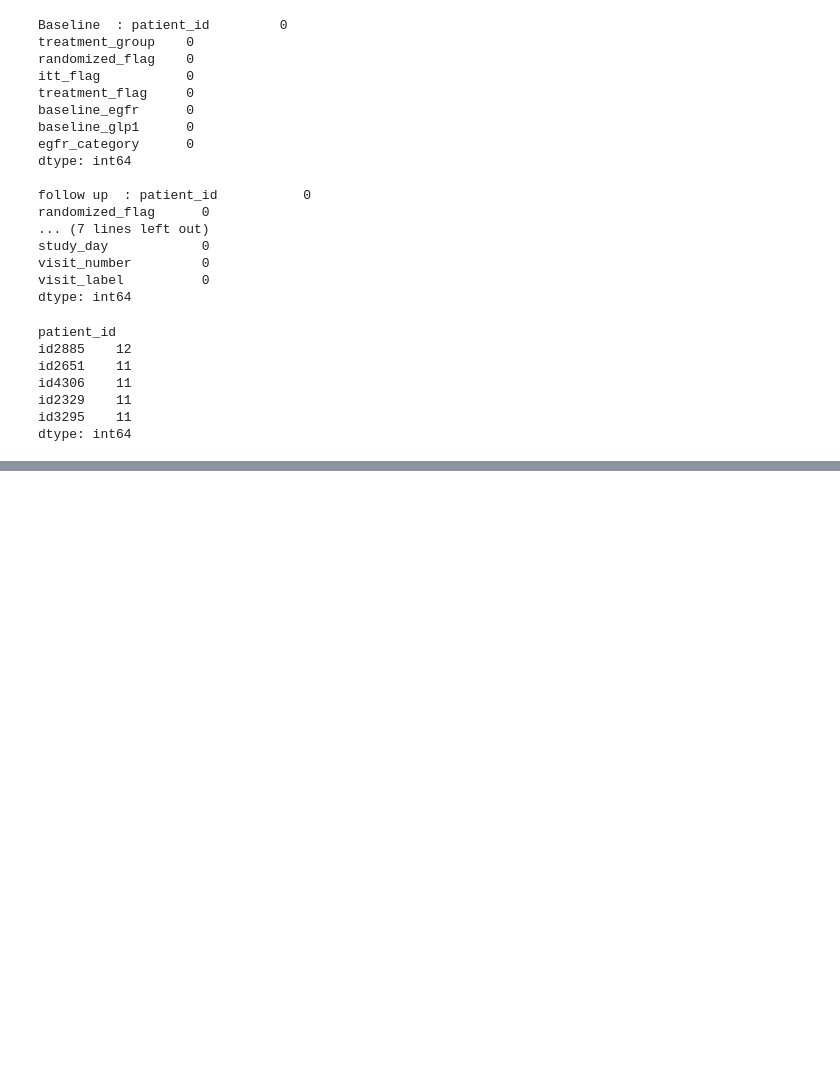
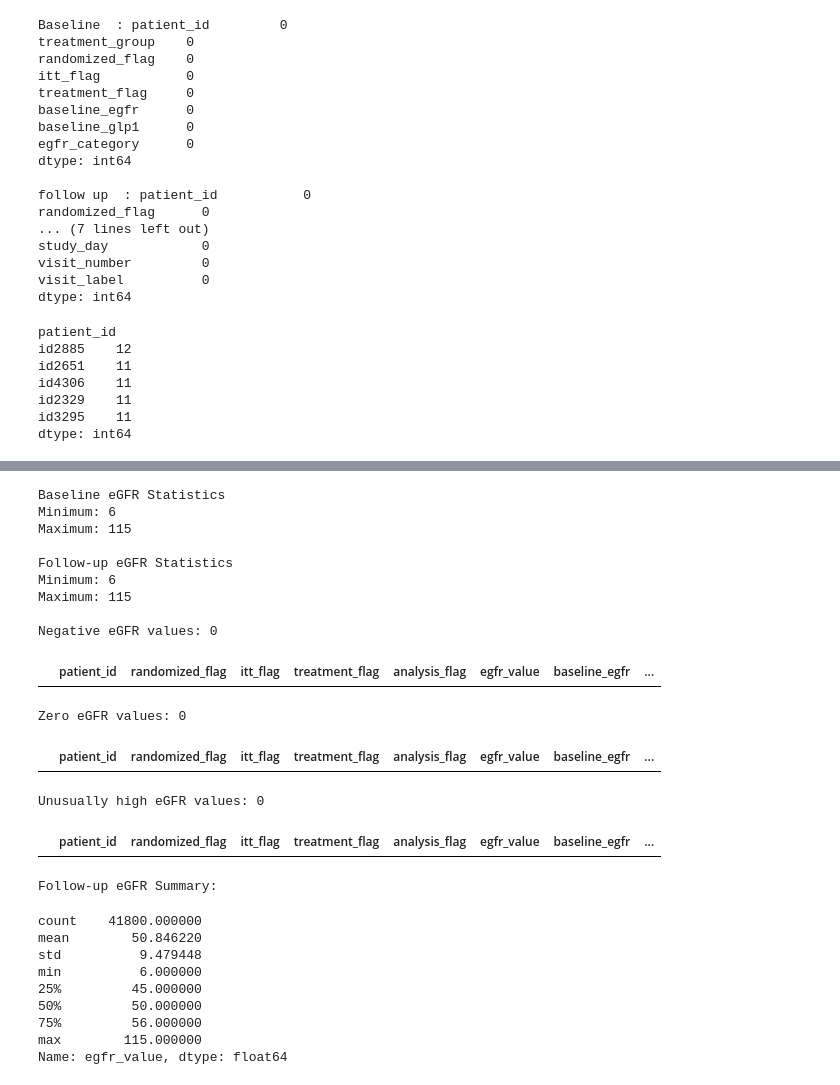
Before and after one commit to Usmanshakir7/Explainable-Machine-Learning-for-Chronic-Kidney-Disease-Prediction, a Jupyter notebook: 1_data_understanding.ipynb, the cells around one changed output, grey strips where cells are left out. Drawn from its saved outputs; the diff is of its cells as text; code cells hidden in the pictures; blank space fills up the shorter version.

```diff
--- a/1_data_understanding.ipynb
+++ b/1_data_understanding.ipynb
@@ -217,0 +269,61 @@ dtype: int64
+# %%
+
+# Exercise 4: Check Invalid and Suspicious eGFR Values
+
+# Step 1: Find minimum and maximum baseline eGFR
+print("Baseline eGFR Statistics")
+print("Minimum:", baseline["baseline_egfr"].min())
+print("Maximum:", baseline["baseline_egfr"].max())
+
+# Step 2: Find minimum and maximum follow-up eGFR
+print("\nFollow-up eGFR Statistics")
+print("Minimum:", followup["egfr_value"].min())
+print("Maximum:", followup["egfr_value"].max())
+
+# Step 3: Check negative eGFR values
+negative_values = followup[followup["egfr_value"] < 0]
+
+print("\nNegative eGFR values:", len(negative_values))
+display(negative_values.head())
+
+# Step 4: Check zero eGFR values
+zero_values = followup[followup["egfr_value"] == 0]
+
+print("\nZero eGFR values:", len(zero_values))
+display(zero_values.head())
+
+# Step 5: Identify unusually high eGFR values
+# 150 is an exploratory threshold, not a universal clinical cutoff
+high_values = followup[followup["egfr_value"] > 150]
+
+print("\nUnusually high eGFR values:", len(high_values))
+display(high_values.head(10))
+
+# Step 6: Display basic statistics
+print("\nFollow-up eGFR Summary:")
+display(followup["egfr_value"].describe())
+# %% [output]
+Baseline eGFR Statistics
+Minimum: 6
+Maximum: 115
+
+Follow-up eGFR Statistics
+Minimum: 6
+Maximum: 115
+
+Negative eGFR values: 0
+|  | patient_id | randomized_flag | itt_flag | treatment_flag | analysis_flag | egfr_value | baseline_egfr | ... |
+Zero eGFR values: 0
+|  | patient_id | randomized_flag | itt_flag | treatment_flag | analysis_flag | egfr_value | baseline_egfr | ... |
+Unusually high eGFR values: 0
+|  | patient_id | randomized_flag | itt_flag | treatment_flag | analysis_flag | egfr_value | baseline_egfr | ... |
+Follow-up eGFR Summary:
+count    41800.000000
+mean        50.846220
+std          9.479448
+min          6.000000
+25%         45.000000
+50%         50.000000
+75%         56.000000
+max        115.000000
+Name: egfr_value, dtype: float64
```
Also changed, not shown: parts of 2 cells of this notebook.
